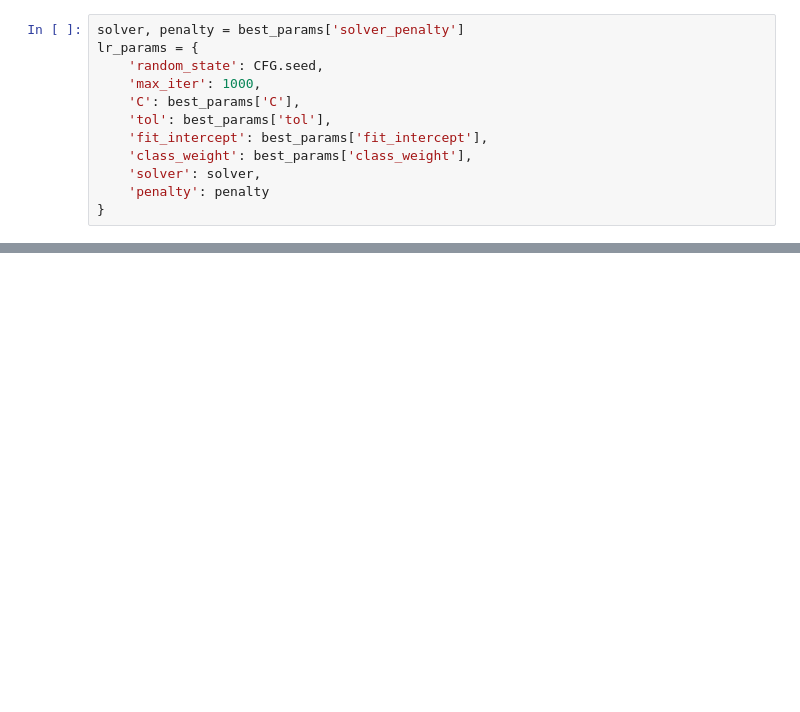
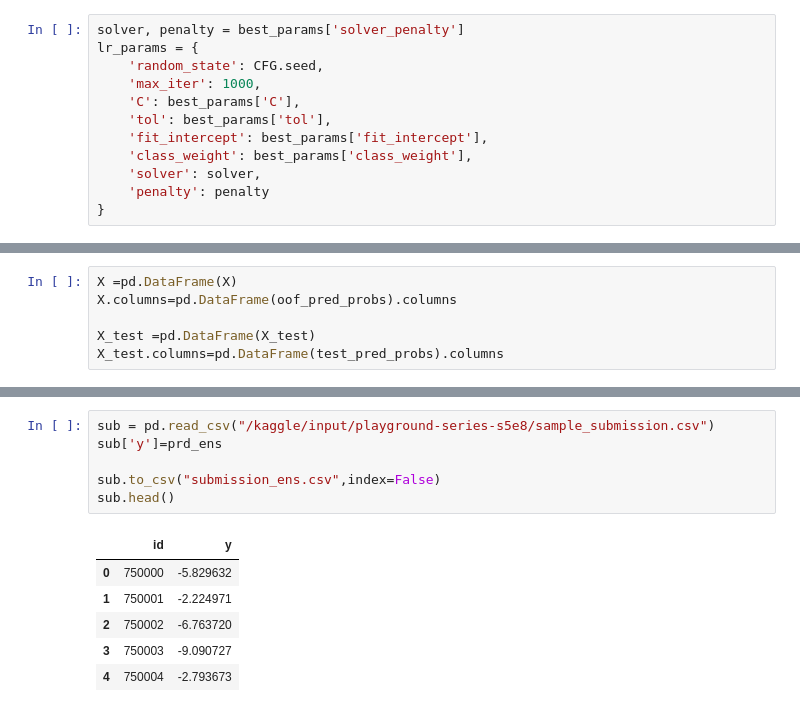
Before and after one commit to basstobnk/basstobnk, a Jupyter notebook: bank-prediction-auc.ipynb, the cells around one changed output, grey strips where cells are left out. Drawn from its saved outputs; the diff is of its cells as text; blank space fills up the shorter version.

```diff
--- a/bank-prediction-auc.ipynb
+++ b/bank-prediction-auc.ipynb
@@ -781,0 +811,6 @@ Training LogisticRegression
+# %%
+X =pd.DataFrame(X)
+X.columns=pd.DataFrame(oof_pred_probs).columns
+
+X_test =pd.DataFrame(X_test)
+X_test.columns=pd.DataFrame(test_pred_probs).columns
@@ -794,0 +837,13 @@ sub.head()
+# %%
+sub = pd.read_csv("/kaggle/input/playground-series-s5e8/sample_submission.csv")
+sub['y']=prd_ens
+
+sub.to_csv("submission_ens.csv",index=False)
+sub.head()
+# %% [output]
+|  | id | y |
+| 0 | 750000 | -5.829632 |
+| 1 | 750001 | -2.224971 |
+| 2 | 750002 | -6.763720 |
+| 3 | 750003 | -9.090727 |
+| 4 | 750004 | -2.793673 |
```
Also changed, not shown: parts of 18 cells of this notebook.
